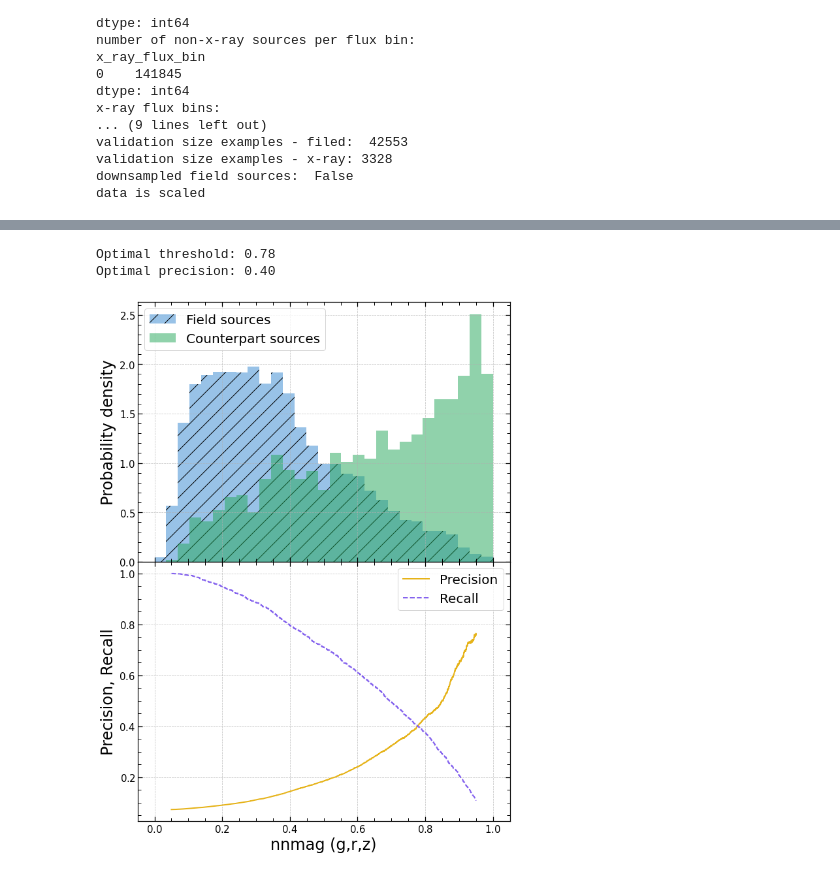
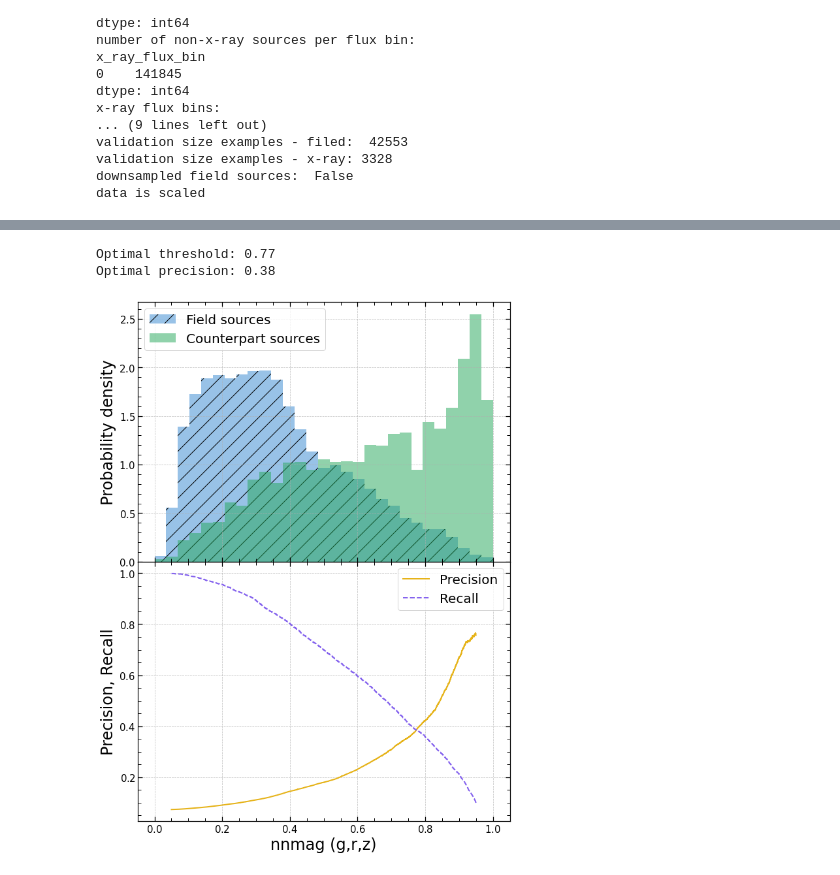
Before and after one commit to SergeiDBykov/lockman_hole, a Jupyter notebook: 1_desi-photo-prior/2_prior-learning-keras-nnmag.ipynb, the cells around one changed output, grey strips where cells are left out. Drawn from its saved outputs; the diff is of its cells as text; code cells hidden in the pictures.

```diff
--- a/1_desi-photo-prior/2_prior-learning-keras-nnmag.ipynb
+++ b/1_desi-photo-prior/2_prior-learning-keras-nnmag.ipynb
@@ -14,4 +14,4 @@ import pickle
 %matplotlib inline
 photo_cat_scaled = pd.read_pickle('model/train_test_validation_data.pkl')
 
-load_models = False
+load_models = True
@@ -273,19 +259,18 @@ INFO:tensorflow:Assets written to: model/nnmag_grzw1.keras_nn/assets
 [figure]
 # %%
 import sklearn
-#clf, X_test, y_test = model_grzw1, X_val, y_val
 histbins = 30
 
 
 try:
-    predict_proba = model_grzw1.predict_proba(X_test)[:,1]
+    predict_proba = model_grzw1.predict_proba(X_val)[:,1]
 except:
     #add predict_proba for consistency with sklearn
     model_grzw1.predict_proba = lambda X: np.vstack((np.ones(X.shape[0]), model_grzw1.predict(X, verbose = 0)[:,0])).T
-    predict_proba = model_grzw1.predict_proba(X_test)[:,1]
+    predict_proba = model_grzw1.predict_proba(X_val)[:,1]
 
 
-precision, recall, thresholds = sklearn.metrics.precision_recall_curve(y_test, predict_proba)
+precision, recall, thresholds = sklearn.metrics.precision_recall_curve(y_val, predict_proba)
 precision = precision[:-1]
 recall = recall[:-1]
 
@@ -311,7 +296,7 @@ print('Optimal threshold: {:.2f}'.format(threshold_optim))
 print('Optimal precision: {:.2f}'.format(precision_optim))
 #ax1.axvline(threshold_optim, color='C5', label = f"({precision_optim:.2f},{recall_optim:.2f})")
 
-cm = sklearn.metrics.confusion_matrix(y_test, predict_proba > threshold_optim)
+cm = sklearn.metrics.confusion_matrix(y_val, predict_proba > threshold_optim)
 
 cm_str = f"TN: {cm[0,0]}  FP: {cm[0,1]}\nFN: {cm[1,0]}  TP: {cm[1,1]}"
 #add a string version of the confusion matrix, add true positive , false positive  etc labels
@@ -320,15 +305,15 @@ cm_str = f"TN: {cm[0,0]}  FP: {cm[0,1]}\nFN: {cm[1,0]}  TP: {cm[1,1]}"
 ax1.legend(fontsize = 20)
 
 
-y_test = np.reshape(y_test, (-1,))
+y_val = np.reshape(y_val, (-1,))
 bins = np.linspace(0, 1, histbins)
-hist_field, bin_field = np.histogram(predict_proba[y_test==0], bins=bins, density=True)
-hist_ctsp, bin_ctsp = np.histogram(predict_proba[y_test==1], bins=bins, density=True)
+hist_field, bin_field = np.histogram(predict_proba[y_val==0], bins=bins, density=True)
+hist_ctsp, bin_ctsp = np.histogram(predict_proba[y_val==1], bins=bins, density=True)
 
 
 #ax2.bar(bin_field[:-1], hist_field, width=0.01, color='C0', label='field sources', alpha = 0.5)
-ax2.hist(predict_proba[y_test==0], bins=bins, color='C0', label='Field sources', density=True, alpha = 0.5, hatch='/')
-ax2.hist(predict_proba[y_test==1], bins=bins, color='C2', label='Counterpart sources', density=True, alpha = 0.5)
+ax2.hist(predict_proba[y_val==0], bins=bins, color='C0', label='Field sources', density=True, alpha = 0.5, hatch='/')
+ax2.hist(predict_proba[y_val==1], bins=bins, color='C2', label='Counterpart sources', density=True, alpha = 0.5)
 ax2.legend(fontsize = 20)
 ax2.set_xlabel('nnmag (g,r,z,w1)', fontsize = 24)
 ax2.set_ylabel('Probability density', fontsize = 24)
@@ -428,19 +412,18 @@ INFO:tensorflow:Assets written to: model/nnmag_grz.keras_nn/assets
 [figure]
 # %%
 import sklearn
-#clf, X_test, y_test = model_grz, X_val, y_val
 histbins = 30
 
 
 try:
-    predict_proba = model_grz.predict_proba(X_test)[:,1]
+    predict_proba = model_grz.predict_proba(X_val)[:,1]
 except:
     #add predict_proba for consistency with sklearn
     model_grz.predict_proba = lambda X: np.vstack((np.ones(X.shape[0]), model_grz.predict(X, verbose = 0)[:,0])).T
-    predict_proba = model_grz.predict_proba(X_test)[:,1]
+    predict_proba = model_grz.predict_proba(X_val)[:,1]
 
 
-precision, recall, thresholds = sklearn.metrics.precision_recall_curve(y_test, predict_proba)
+precision, recall, thresholds = sklearn.metrics.precision_recall_curve(y_val, predict_proba)
 precision = precision[:-1]
 recall = recall[:-1]
 
@@ -458,39 +441,39 @@ ax1.plot(thresholds,recall ,  'C3--',label='Recall', linewidth=2)
 ax1.set_xlabel('nnmag (g,r,z)', fontsize = 24)
 ax1.set_ylabel('Precision, Recall', fontsize = 24)
 plt.grid(True)
 id_optim = np.argmin(np.abs(precision-recall))
 threshold_optim = thresholds[id_optim]
 precision_optim = precision[id_optim]
 recall_optim = recall[id_optim]
 print('Optimal threshold: {:.2f}'.format(threshold_optim))
 print('Optimal precision: {:.2f}'.format(precision_optim))
 #ax1.axvline(threshold_optim, color='C5', label = f"({precision_optim:.2f},{recall_optim:.2f})")
 
-cm = sklearn.metrics.confusion_matrix(y_test, predict_proba > threshold_optim)
+cm = sklearn.metrics.confusion_matrix(y_val, predict_proba > threshold_optim)
 
 cm_str = f"TN: {cm[0,0]}  FP: {cm[0,1]}\nFN: {cm[1,0]}  TP: {cm[1,1]}"
 #add a string version of the confusion matrix, add true positive , false positive  etc labels
 
 #ax.text(0.3, 0.15, cm_str, ha='center', va='center', transform=ax.transAxes)
 ax1.legend(fontsize = 20)
 
 
-y_test = np.reshape(y_test, (-1,))
+y_val = np.reshape(y_val, (-1,))
 bins = np.linspace(0, 1, histbins)
-hist_field, bin_field = np.histogram(predict_proba[y_test==0], bins=bins, density=True)
-hist_ctsp, bin_ctsp = np.histogram(predict_proba[y_test==1], bins=bins, density=True)
+hist_field, bin_field = np.histogram(predict_proba[y_val==0], bins=bins, density=True)
+hist_ctsp, bin_ctsp = np.histogram(predict_proba[y_val==1], bins=bins, density=True)
 
 
 #ax2.bar(bin_field[:-1], hist_field, width=0.01, color='C0', label='field sources', alpha = 0.5)
-ax2.hist(predict_proba[y_test==0], bins=bins, color='C0', label='Field sources', density=True, alpha = 0.5, hatch='/')
-ax2.hist(predict_proba[y_test==1], bins=bins, color='C2', label='Counterpart sources', density=True, alpha = 0.5)
+ax2.hist(predict_proba[y_val==0], bins=bins, color='C0', label='Field sources', density=True, alpha = 0.5, hatch='/')
+ax2.hist(predict_proba[y_val==1], bins=bins, color='C2', label='Counterpart sources', density=True, alpha = 0.5)
 ax2.legend(fontsize = 20)
 ax2.set_xlabel('nnmag (g,r,z)', fontsize = 24)
 ax2.set_ylabel('Probability density', fontsize = 24)
 fig.tight_layout()
 
 plt.savefig(data_path+'/paper_plots/nnmag_dist_grz.pdf')
 # %% [output]
-Optimal threshold: 0.78
-Optimal precision: 0.40
+Optimal threshold: 0.77
+Optimal precision: 0.38
-[figure, old version]
+[figure, new version]
```
Also changed, not shown: parts of 9 cells of this notebook, 5 other files.
